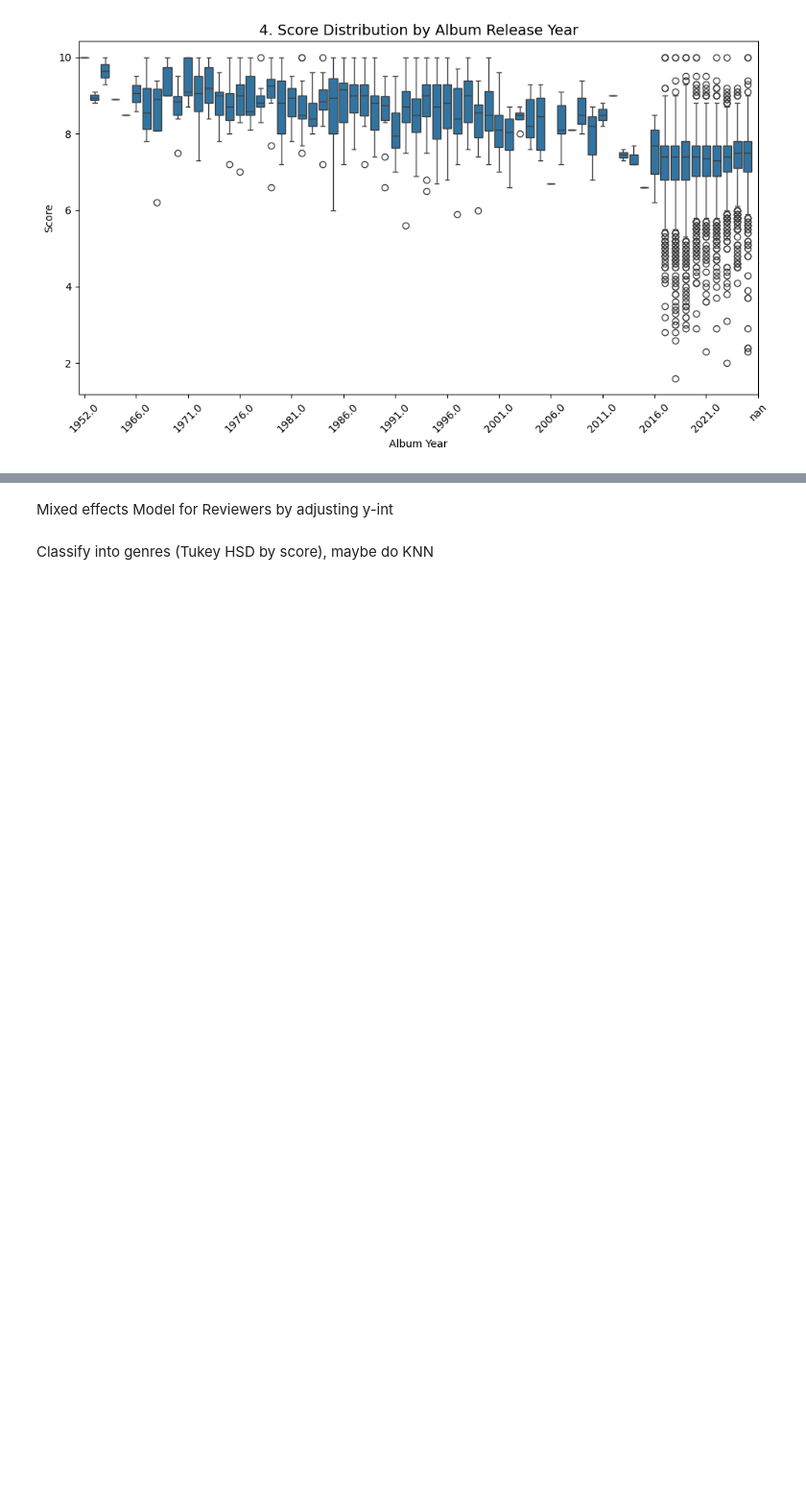
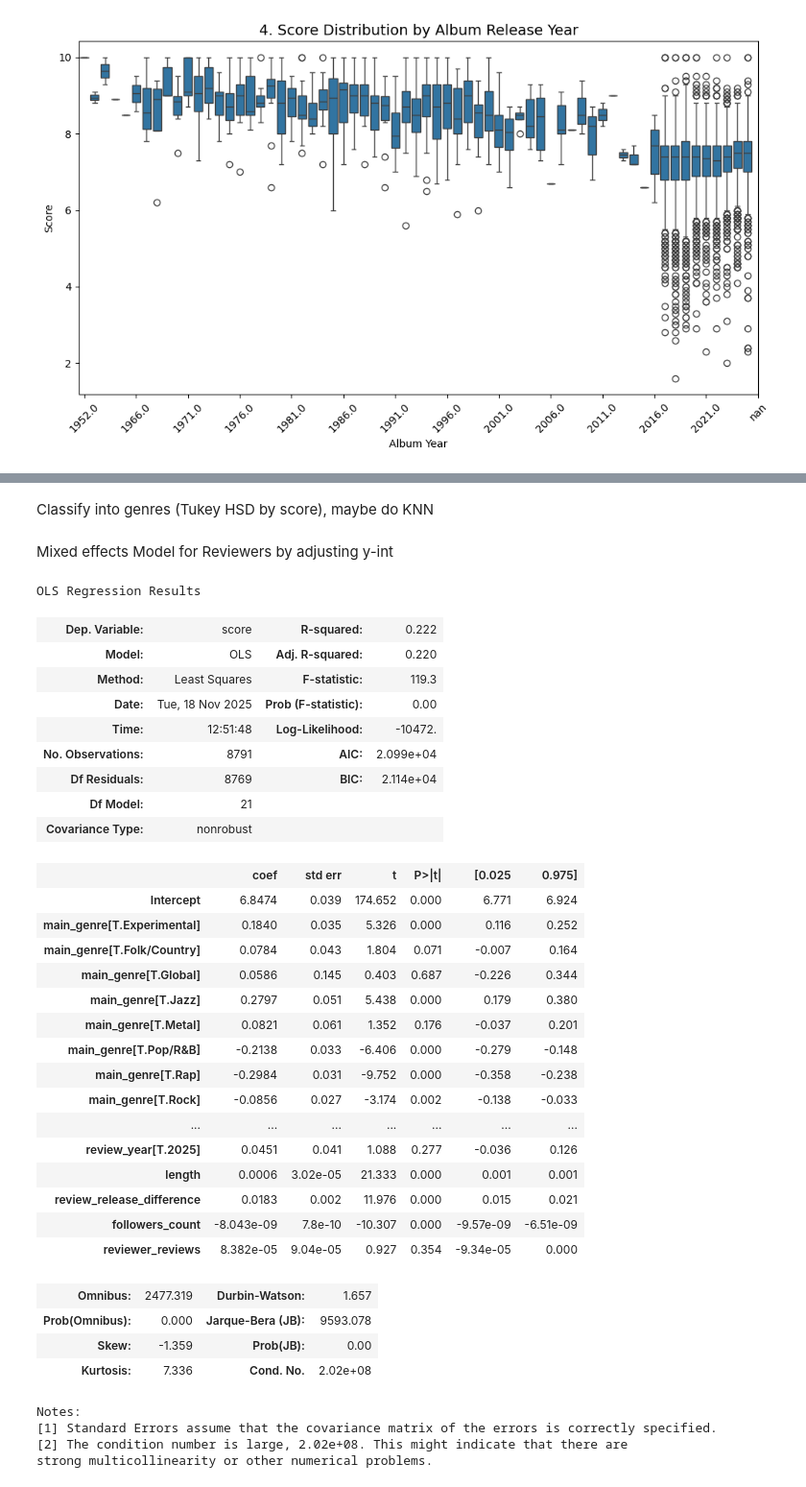
Before and after one commit to skunitzlevy/ds6021-pitchfork, a Jupyter notebook: Finn_analysis.ipynb, the cells around one changed output, grey strips where cells are left out. Shown at 96% size. Cells and saved outputs as stored; diff of their text form; code cells hidden in the pictures; blank space fills up the shorter version.

```diff
--- a/Finn_analysis.ipynb
+++ b/Finn_analysis.ipynb
@@ -13,5 +13,4 @@ from sklearn.pipeline import Pipeline
 from sklearn.preprocessing import PolynomialFeatures, StandardScaler, OneHotEncoder, SplineTransformer
 from sklearn.compose import ColumnTransformer
 # %%
-df = pd.read_csv('/Users/finnsjue/Desktop/DS6021/ds6021-pitchfork/merged_data.csv')
-df.columns
+df = pd.read_csv('Cleaned_Data.csv')
@@ -284,4 +277,43 @@ P-value: 2.7860e-61
-# %% [markdown]
-Mixed effects Model for Reviewers by adjusting y-int
 # %% [markdown]
 Classify into genres (Tukey HSD by score), maybe do KNN
+# %%
+df['review_year'] = df['review_year'].astype('category')
+# %% [markdown]
+Mixed effects Model for Reviewers by adjusting y-int
+# %%
+smf.ols('score ~ length + review_release_difference + followers_count + reviewer_reviews + main_genre + review_year', data=df).fit().summary()
+# %% [output]
+OLS Regression Results
+| Dep. Variable: | score | R-squared: | 0.222 |
+| Model: | OLS | Adj. R-squared: | 0.220 |
+| Method: | Least Squares | F-statistic: | 119.3 |
+| Date: | Tue, 18 Nov 2025 | Prob (F-statistic): | 0.00 |
+| Time: | 12:51:48 | Log-Likelihood: | -10472. |
+| No. Observations: | 8791 | AIC: | 2.099e+04 |
+| Df Residuals: | 8769 | BIC: | 2.114e+04 |
+| Df Model: | 21 |  |  |
+| Covariance Type: | nonrobust |  |  |
+|  | coef | std err | t | P>|t| | [0.025 | 0.975] |
+| Intercept | 6.8474 | 0.039 | 174.652 | 0.000 | 6.771 | 6.924 |
+| main_genre[T.Experimental] | 0.1840 | 0.035 | 5.326 | 0.000 | 0.116 | 0.252 |
+| main_genre[T.Folk/Country] | 0.0784 | 0.043 | 1.804 | 0.071 | -0.007 | 0.164 |
+| main_genre[T.Global] | 0.0586 | 0.145 | 0.403 | 0.687 | -0.226 | 0.344 |
+| main_genre[T.Jazz] | 0.2797 | 0.051 | 5.438 | 0.000 | 0.179 | 0.380 |
+| main_genre[T.Metal] | 0.0821 | 0.061 | 1.352 | 0.176 | -0.037 | 0.201 |
+| main_genre[T.Pop/R&B] | -0.2138 | 0.033 | -6.406 | 0.000 | -0.279 | -0.148 |
+| main_genre[T.Rap] | -0.2984 | 0.031 | -9.752 | 0.000 | -0.358 | -0.238 |
+| main_genre[T.Rock] | -0.0856 | 0.027 | -3.174 | 0.002 | -0.138 | -0.033 |
+| ... | ... | ... | ... | ... | ... | ... |
+| review_year[T.2025] | 0.0451 | 0.041 | 1.088 | 0.277 | -0.036 | 0.126 |
+| length | 0.0006 | 3.02e-05 | 21.333 | 0.000 | 0.001 | 0.001 |
+| review_release_difference | 0.0183 | 0.002 | 11.976 | 0.000 | 0.015 | 0.021 |
+| followers_count | -8.043e-09 | 7.8e-10 | -10.307 | 0.000 | -9.57e-09 | -6.51e-09 |
+| reviewer_reviews | 8.382e-05 | 9.04e-05 | 0.927 | 0.354 | -9.34e-05 | 0.000 |
+| Omnibus: | 2477.319 | Durbin-Watson: | 1.657 |
+| Prob(Omnibus): | 0.000 | Jarque-Bera (JB): | 9593.078 |
+| Skew: | -1.359 | Prob(JB): | 0.00 |
+| Kurtosis: | 7.336 | Cond. No. | 2.02e+08 |
+Notes:
+[1] Standard Errors assume that the covariance matrix of the errors is correctly specified.
+[2] The condition number is large, 2.02e+08. This might indicate that there are
+strong multicollinearity or other numerical problems.
```
Also changed, not shown: parts of 9 cells of this notebook.
